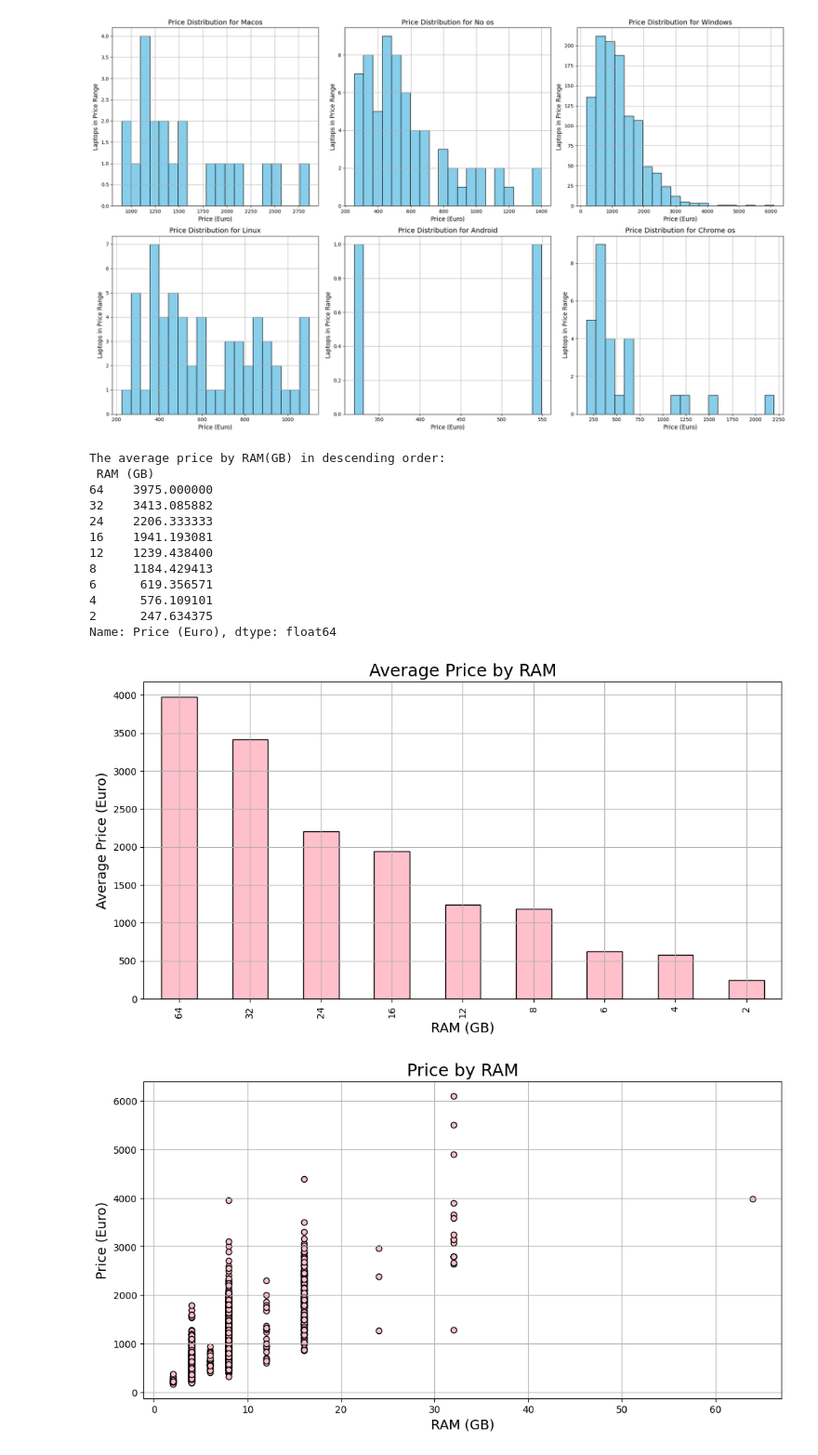
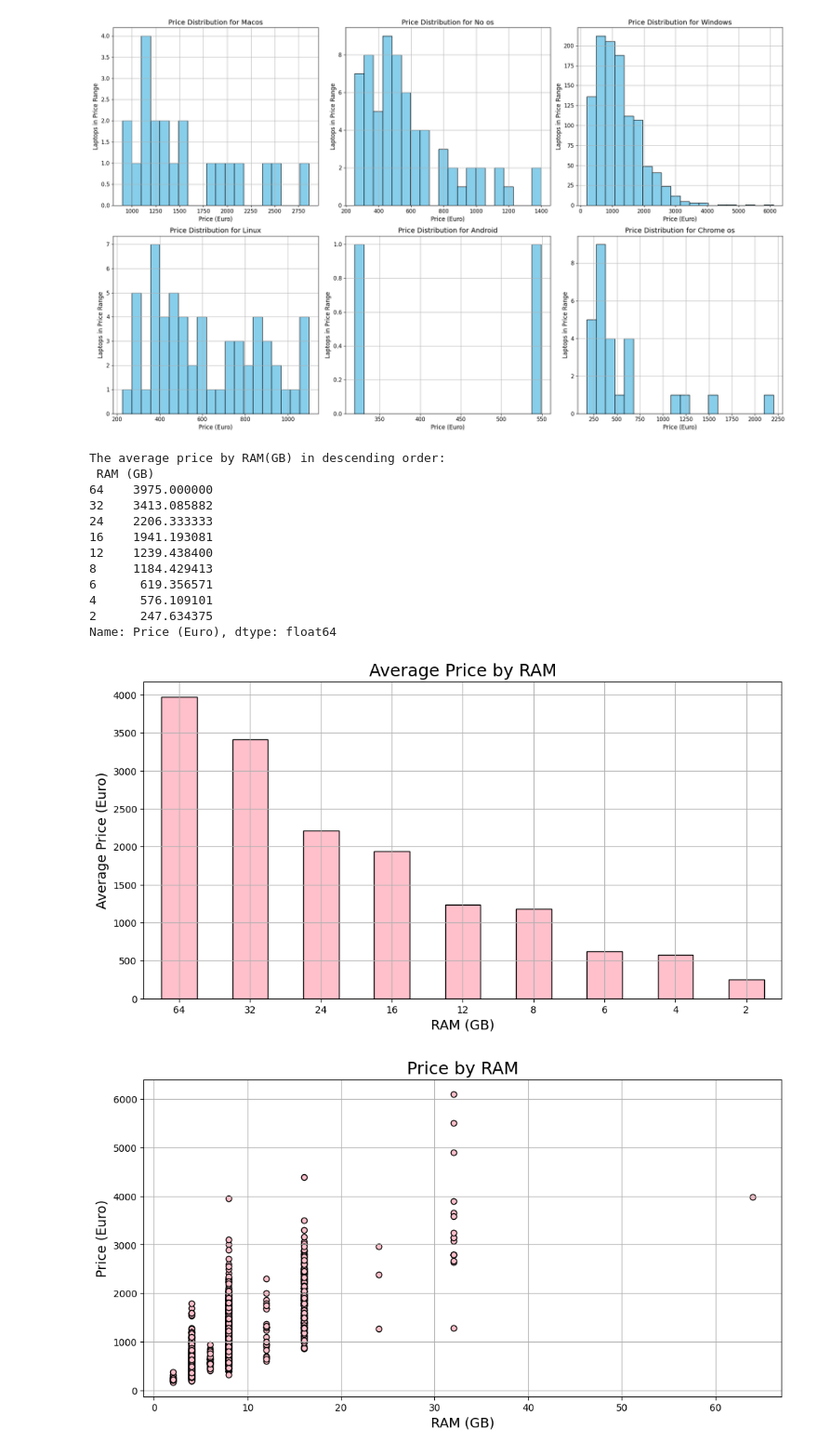
Before and after one commit to Mayadiamant/Pyhton-project, a Jupyter notebook: first_project.ipynb, the cells around one changed output. Shown at 93% size. Drawn from its saved outputs; the diff is of its cells as text; code cells hidden in the pictures.

```diff
--- a/first_project.ipynb
+++ b/first_project.ipynb
@@ -368,34 +374,36 @@ plt.figure(figsize=(12,6))
 average_RAMprices.plot(kind='bar', color='PINK', edgecolor='black')
 # Add title and axis labels to the bar plot
 plt.title("Average Price by RAM",fontsize = 18)
 plt.xlabel("RAM (GB)", fontsize = 14)
 plt.ylabel("Average Price (Euro)", fontsize = 14)
+plt.xticks(rotation= 0)
 plt.grid(True)
 plt.show()
 
 
 plt.figure(figsize=(12,6))
 # Plot a scatter plot where each point represents a laptop's RAM size and its price, using pink points.
 plt.scatter(df['RAM (GB)'], df['Price (Euro)'], color='PINK', edgecolors= 'black')
 plt.title("Price by RAM",fontsize = 18)
 plt.xlabel("RAM (GB)", fontsize = 14)
 plt.ylabel("Price (Euro)", fontsize = 14)
+plt.xticks(rotation= 0)
 plt.grid(True)
 plt.show()
 # %% [output]
 The average price by RAM(GB) in descending order:
  RAM (GB)
 64    3975.000000
 32    3413.085882
 24    2206.333333
 16    1941.193081
 12    1239.438400
 8     1184.429413
 6      619.356571
 4      576.109101
 2      247.634375
 Name: Price (Euro), dtype: float64
-[figure, old version]
+[figure, new version]
 [figure]
 # %%
 import pandas as pd
```
Also changed, not shown: parts of 5 cells of this notebook.
